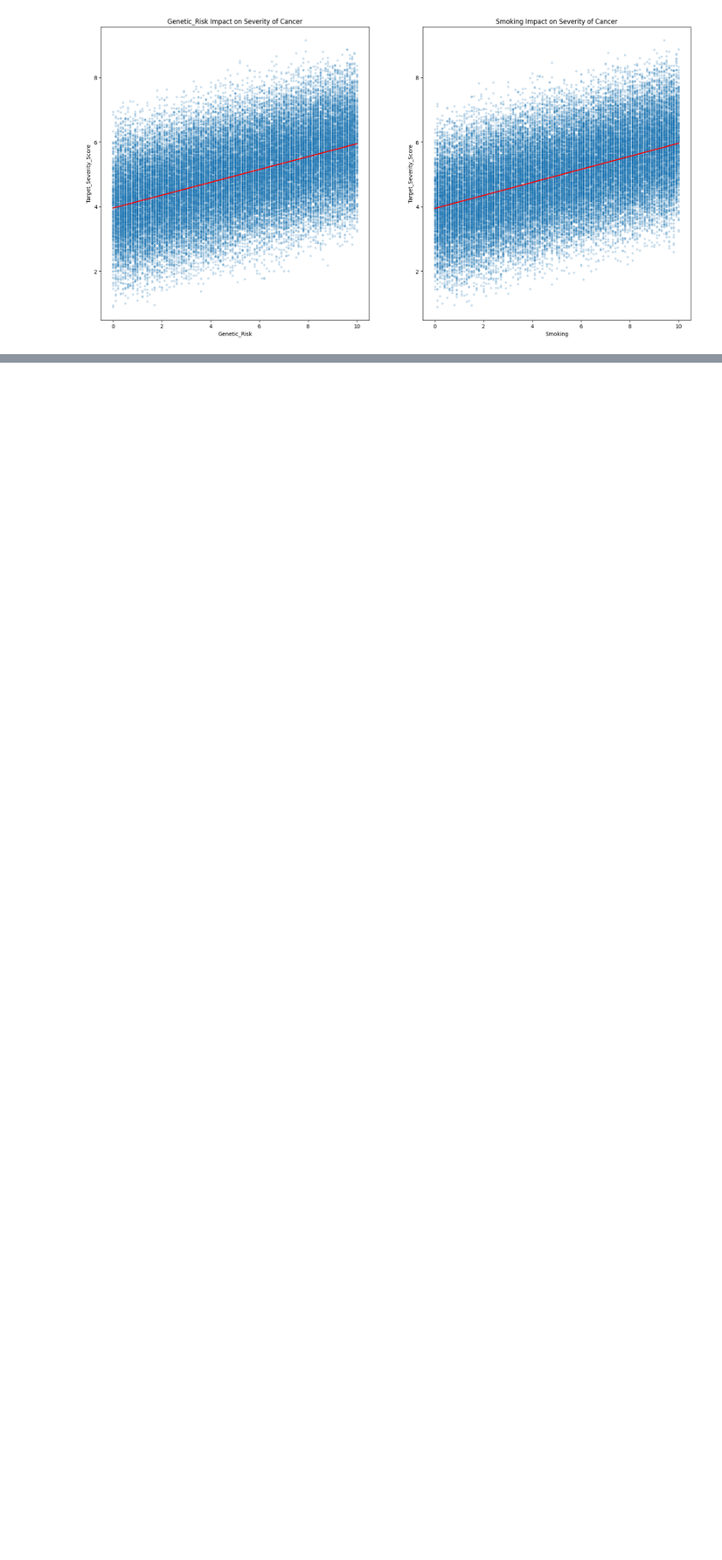
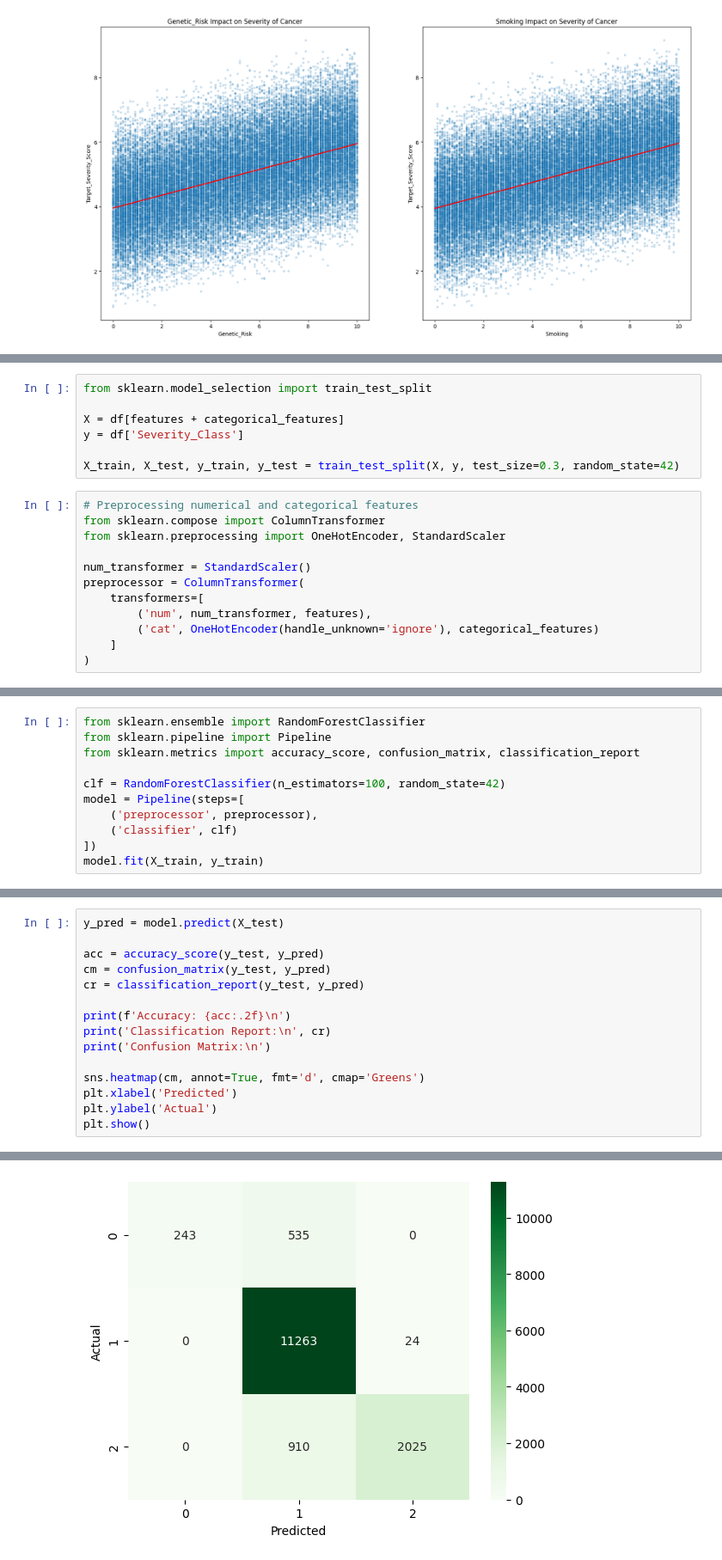
Before and after one commit to Michaela-Vosvrdova/projects, a Jupyter notebook: EDA&ML Global cancer patients.ipynb, the cells around one changed output, grey strips where cells are left out. Shown at 86% size. Saved outputs shown, nothing was run; the diff lists cells and outputs as text; blank space fills up the shorter version.

```diff
--- a/EDA&ML Global cancer patients.ipynb
+++ b/EDA&ML Global cancer patients.ipynb
@@ -142,0 +185,19 @@ I'll continue working on this project later, focusing on EDA notebooks for now.
+# %%
+from sklearn.model_selection import train_test_split
+
+X = df[features + categorical_features]
+y = df['Severity_Class']
+
+X_train, X_test, y_train, y_test = train_test_split(X, y, test_size=0.3, random_state=42)
+# %%
+# Preprocessing numerical and categorical features
+from sklearn.compose import ColumnTransformer
+from sklearn.preprocessing import OneHotEncoder, StandardScaler
+
+num_transformer = StandardScaler()
+preprocessor = ColumnTransformer(
+    transformers=[
+        ('num', num_transformer, features),
+        ('cat', OneHotEncoder(handle_unknown='ignore'), categorical_features)
+    ]
+)
@@ -142,0 +206,11 @@ I'll continue working on this project later, focusing on EDA notebooks for now.
+# %%
+from sklearn.ensemble import RandomForestClassifier
+from sklearn.pipeline import Pipeline
+from sklearn.metrics import accuracy_score, confusion_matrix, classification_report
+
+clf = RandomForestClassifier(n_estimators=100, random_state=42)
+model = Pipeline(steps=[
+    ('preprocessor', preprocessor),
+    ('classifier', clf)
+])
+model.fit(X_train, y_train)
@@ -142,0 +232,16 @@ I'll continue working on this project later, focusing on EDA notebooks for now.
+# %%
+y_pred = model.predict(X_test)
+
+acc = accuracy_score(y_test, y_pred)
+cm = confusion_matrix(y_test, y_pred)
+cr = classification_report(y_test, y_pred)
+
+print(f'Accuracy: {acc:.2f}\n')
+print('Classification Report:\n', cr)
+print('Confusion Matrix:\n')
+
+sns.heatmap(cm, annot=True, fmt='d', cmap='Greens')
+plt.xlabel('Predicted')
+plt.ylabel('Actual')
+plt.show()
+# %% [output]
@@ -142,0 +262 @@ I'll continue working on this project later, focusing on EDA notebooks for now.
+[figure, added]
```
Also changed, not shown: parts of 21 cells of this notebook, 3 other files.
